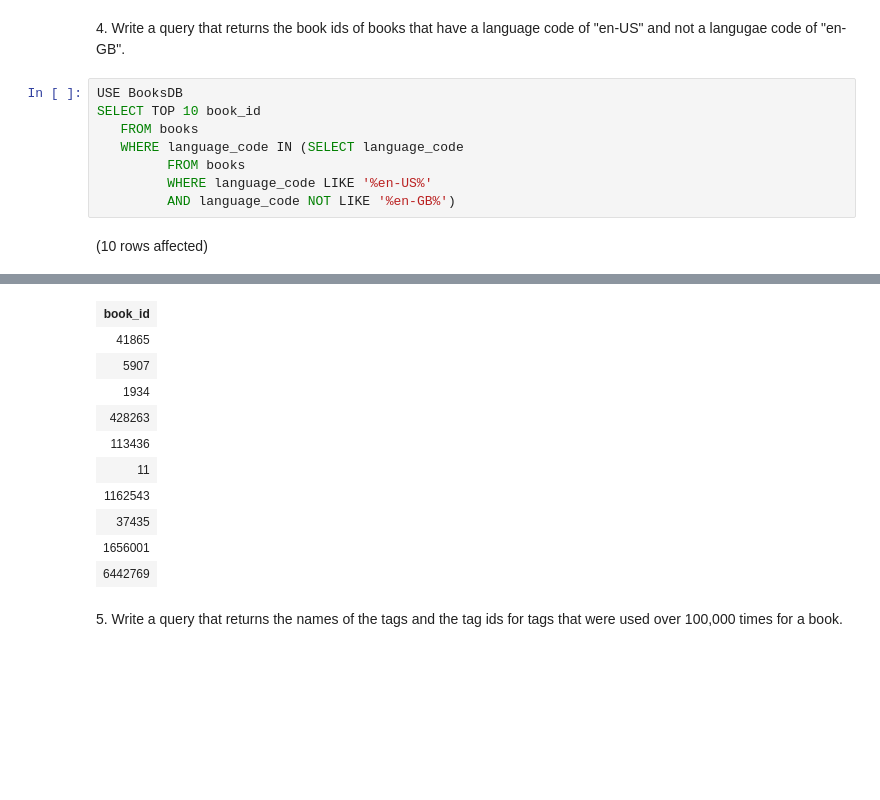
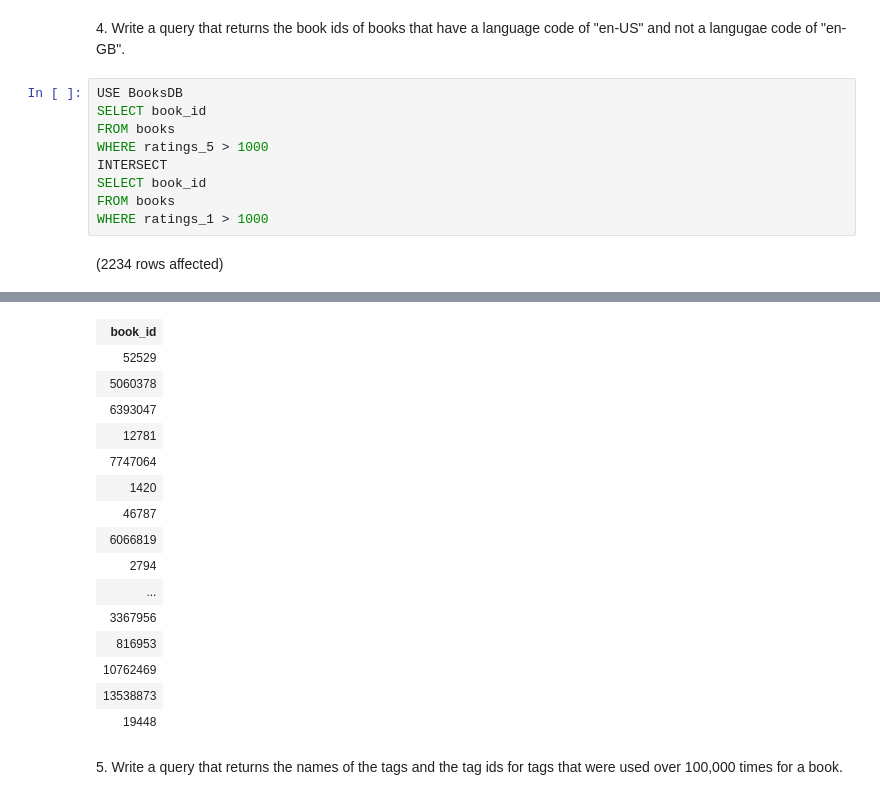
Before and after one commit to jordynvazquez/sql-part4-exercises, a Jupyter notebook: sql-part4.ipynb, the cells around one changed output, grey strips where cells are left out. Drawn from its saved outputs; the diff is of its cells as text; blank space fills up the shorter version.

```diff
--- a/sql-part4.ipynb
+++ b/sql-part4.ipynb
@@ -65,11 +71,12 @@ Total execution time: 00:00:00.034
 4. Write a query that returns the book ids of books that have a language code of "en-US" and not a langugae code of "en-GB".
 # %%
 USE BooksDB
-SELECT TOP 10 book_id
-   FROM books
-   WHERE language_code IN (SELECT language_code
-         FROM books
-         WHERE language_code LIKE '%en-US%'
-         AND language_code NOT LIKE '%en-GB%')
+SELECT book_id
+FROM books
+WHERE ratings_5 > 1000
+INTERSECT
+SELECT book_id
+FROM books
+WHERE ratings_1 > 1000
 # %% [output]
-(10 rows affected)
+(2234 rows affected)
@@ -77,14 +84,19 @@ Total execution time: 00:00:00.035
 | book_id |
-| 41865 |
-| 5907 |
-| 1934 |
-| 428263 |
-| 113436 |
-| 11 |
-| 1162543 |
-| 37435 |
-| 1656001 |
-| 6442769 |
+| 52529 |
+| 5060378 |
+| 6393047 |
+| 12781 |
+| 7747064 |
+| 1420 |
+| 46787 |
+| 6066819 |
+| 2794 |
+| ... |
+| 3367956 |
+| 816953 |
+| 10762469 |
+| 13538873 |
+| 19448 |
 # %% [markdown]
 5. Write a query that returns the names of the tags and the tag ids for tags that were used over 100,000 times for a book.
 # %%
```
Also changed, not shown: parts of 3 cells of this notebook.
